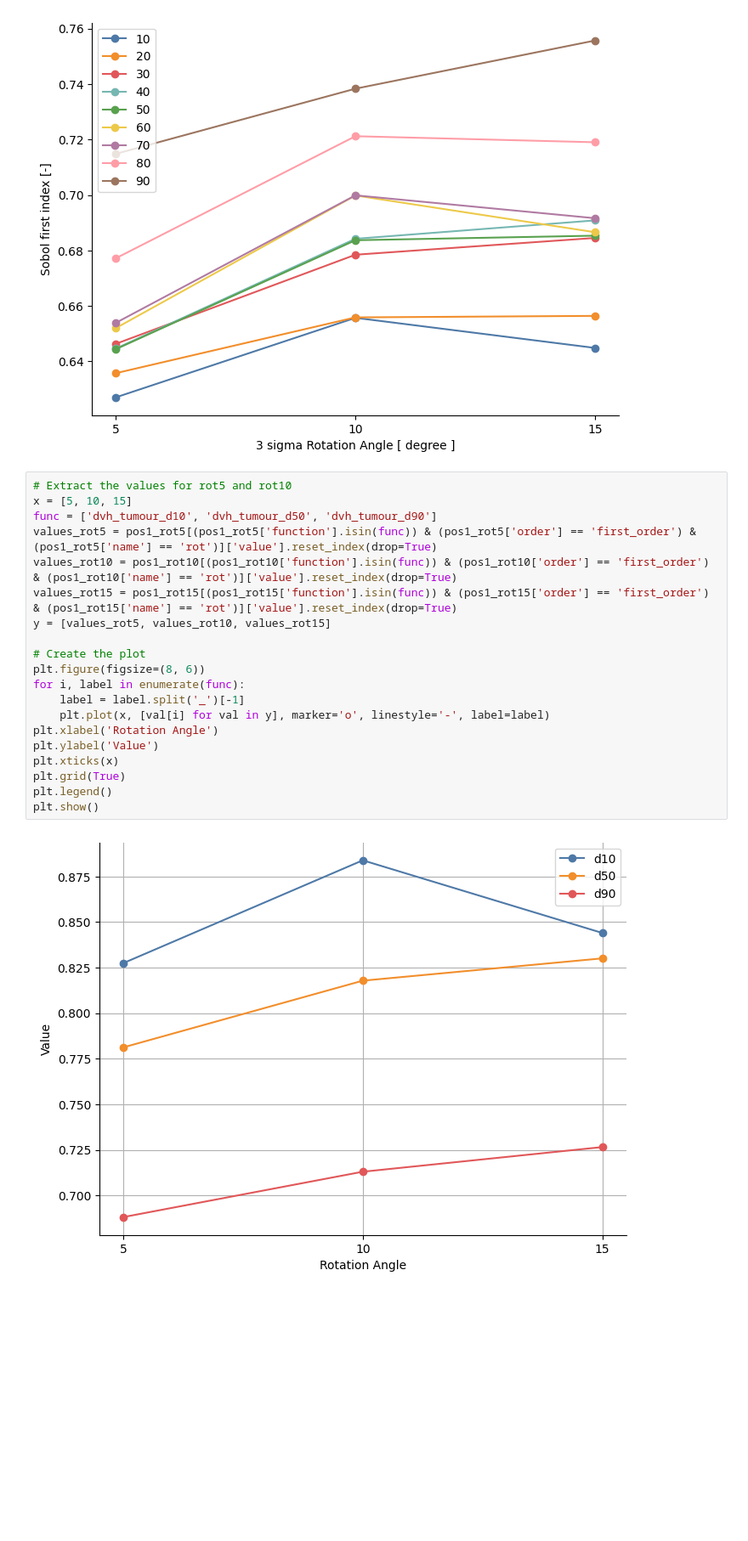
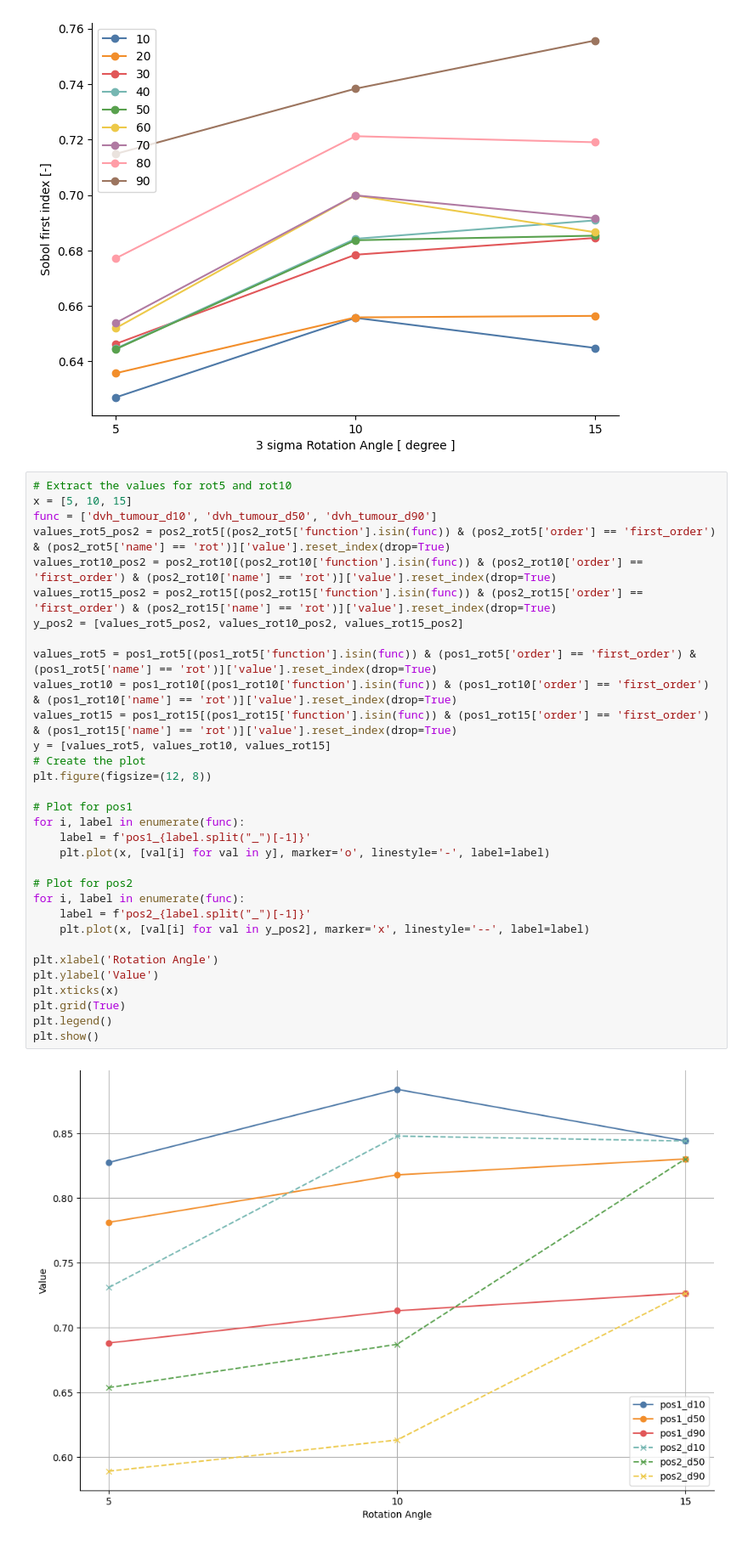
Before and after one commit to raise0915/analysis_sensitivity, a Jupyter notebook: src/analysis_sobol_res.ipynb, the cells around one changed output. Shown at 85% size. Drawn from its saved outputs; the diff is of its cells as text; blank space fills up the shorter version.

```diff
--- a/src/analysis_sobol_res.ipynb
+++ b/src/analysis_sobol_res.ipynb
@@ -82,22 +110,34 @@ plt.show()
 # %%
 # Extract the values for rot5 and rot10
 x = [5, 10, 15]
 func = ['dvh_tumour_d10', 'dvh_tumour_d50', 'dvh_tumour_d90']
+values_rot5_pos2 = pos2_rot5[(pos2_rot5['function'].isin(func)) & (pos2_rot5['order'] == 'first_order') & (pos2_rot5['name'] == 'rot')]['value'].reset_index(drop=True)
+values_rot10_pos2 = pos2_rot10[(pos2_rot10['function'].isin(func)) & (pos2_rot10['order'] == 'first_order') & (pos2_rot10['name'] == 'rot')]['value'].reset_index(drop=True)
+values_rot15_pos2 = pos2_rot15[(pos2_rot15['function'].isin(func)) & (pos2_rot15['order'] == 'first_order') & (pos2_rot15['name'] == 'rot')]['value'].reset_index(drop=True)
+y_pos2 = [values_rot5_pos2, values_rot10_pos2, values_rot15_pos2]
+
 values_rot5 = pos1_rot5[(pos1_rot5['function'].isin(func)) & (pos1_rot5['order'] == 'first_order') & (pos1_rot5['name'] == 'rot')]['value'].reset_index(drop=True)
 values_rot10 = pos1_rot10[(pos1_rot10['function'].isin(func)) & (pos1_rot10['order'] == 'first_order') & (pos1_rot10['name'] == 'rot')]['value'].reset_index(drop=True)
 values_rot15 = pos1_rot15[(pos1_rot15['function'].isin(func)) & (pos1_rot15['order'] == 'first_order') & (pos1_rot15['name'] == 'rot')]['value'].reset_index(drop=True)
 y = [values_rot5, values_rot10, values_rot15]
+# Create the plot
+plt.figure(figsize=(12, 8))
 
-# Create the plot
-plt.figure(figsize=(8, 6))
+# Plot for pos1
 for i, label in enumerate(func):
-    label = label.split('_')[-1]
+    label = f'pos1_{label.split("_")[-1]}'
     plt.plot(x, [val[i] for val in y], marker='o', linestyle='-', label=label)
+
+# Plot for pos2
+for i, label in enumerate(func):
+    label = f'pos2_{label.split("_")[-1]}'
+    plt.plot(x, [val[i] for val in y_pos2], marker='x', linestyle='--', label=label)
+
 plt.xlabel('Rotation Angle')
 plt.ylabel('Value')
 plt.xticks(x)
 plt.grid(True)
 plt.legend()
 plt.show()
 # %% [output]
-[figure, old version]
+[figure, new version]
```
Also changed, not shown: parts of 11 cells of this notebook, 20 other files.
